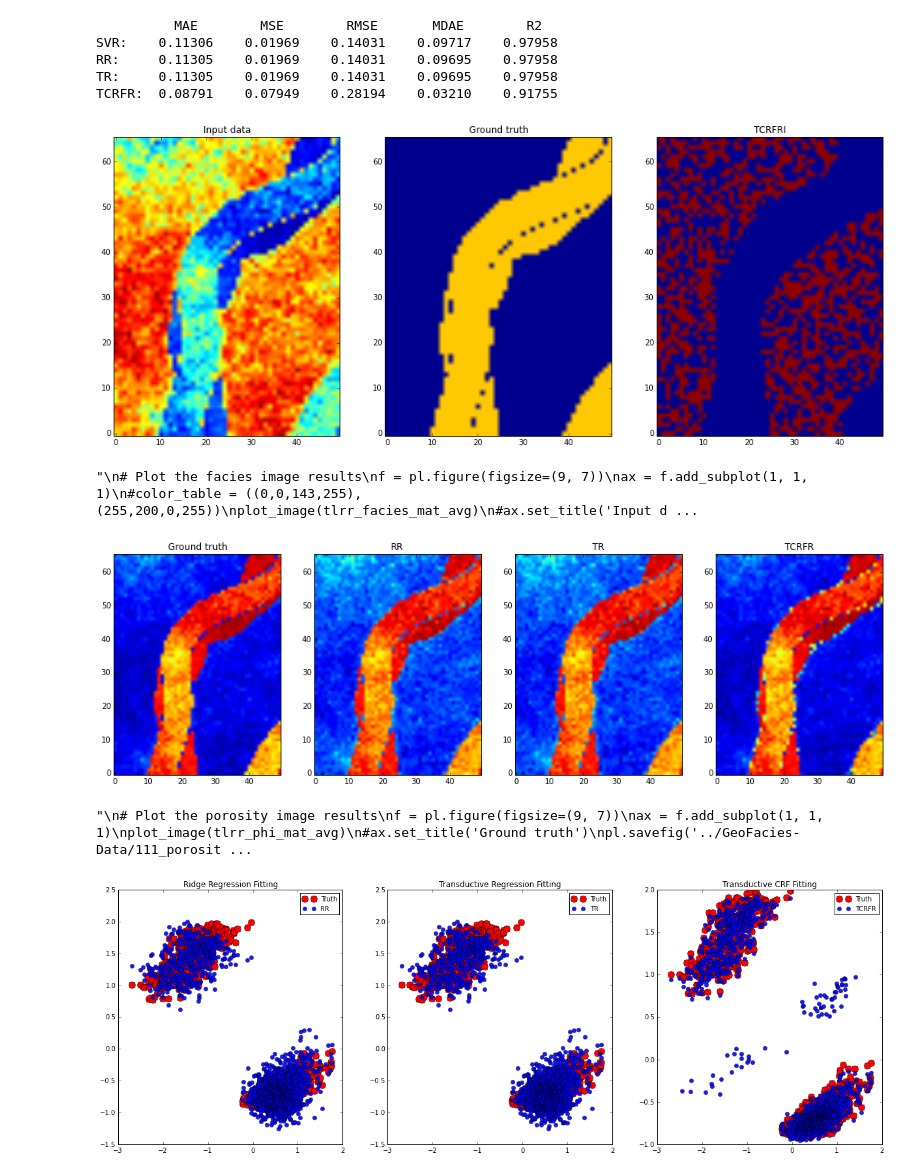
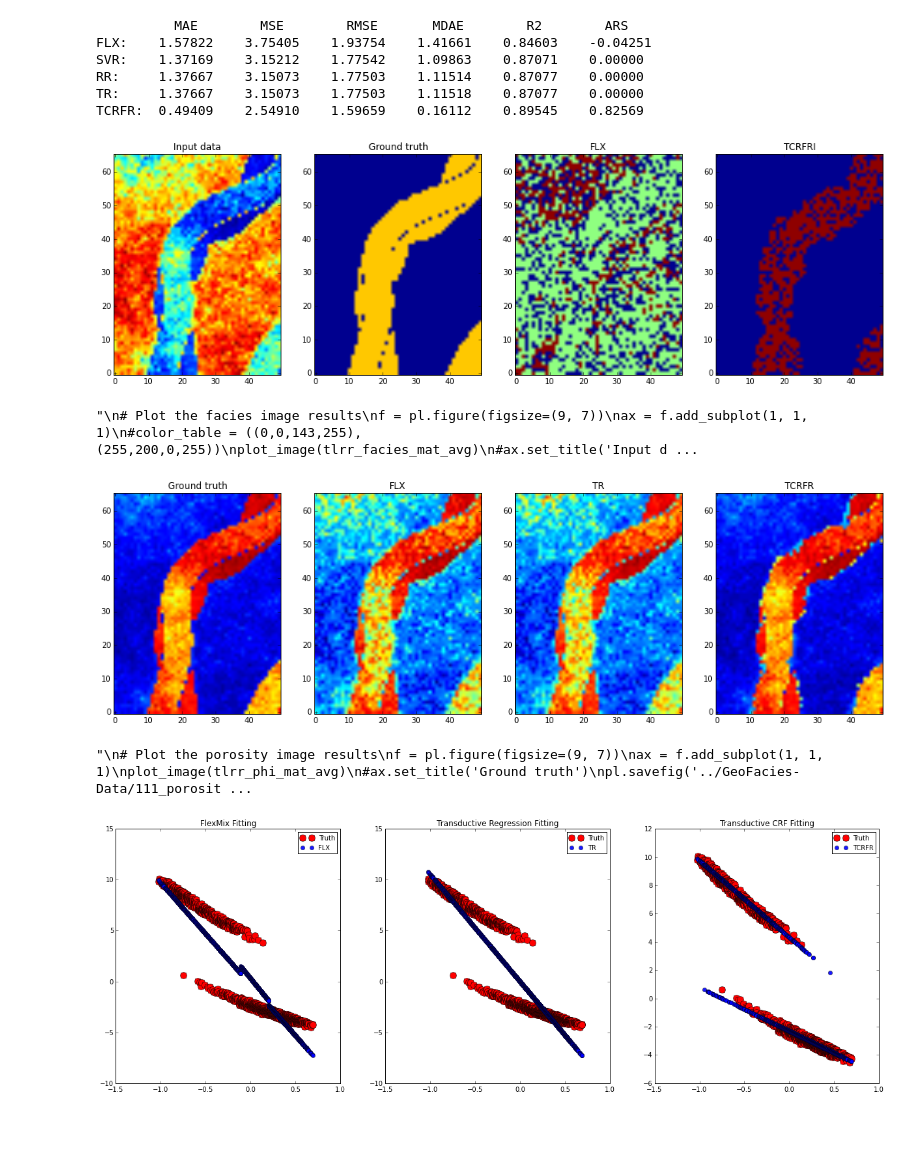
Before and after one commit to nicococo/niidbox, a Jupyter notebook: test_lrr_artificial_data.ipynb, the cells around one changed output. Saved outputs shown, nothing was run; the diff lists cells and outputs as text; code cells hidden in the pictures; blank space fills up the shorter version.

```diff
--- a/test_lrr_artificial_data.ipynb
+++ b/test_lrr_artificial_data.ipynb
@@ -146,7 +146,7 @@ phi_mat = phi_mat[:sizeX,:sizeY]
 # %%
 # Create network
 G = nx.Graph()
-R = 6  # radius distance to neighbors
+R = 3  # radius distance to neighbors
 
 
 # Add the node values and edges in radius R
@@ -293,41 +310,48 @@ Iter=1 objective=21.80 rel=0.4260 lats=2
 # %%
 # Get averages
 err_avg = np.mean(errs,axis=0)
+flx_facies_mat_avg = np.mean(flx_facies_mat,axis=0)
 tcrfri_facies_mat_avg = np.mean(tcrfri_facies_mat,axis=0)
+flx_phi_mat_avg = np.mean(flx_phi_mat,axis=0)
 svr_phi_mat_avg = np.mean(svr_phi_mat,axis=0)
 rr_phi_mat_avg = np.mean(rr_phi_mat,axis=0)
 tr_phi_mat_avg = np.mean(tr_phi_mat,axis=0)
 tcrfri_phi_mat_avg = np.mean(tcrfri_phi_mat,axis=0)
 # %%
-print ("          MAE        MSE        RMSE       MDAE        R2")
-print ("SVR:    %0.5f    %0.5f    %0.5f    %0.5f    %0.5f" % (err_avg[0,0],err_avg[0,1],err_avg[0,2],err_avg[0,3],err_avg[0,4]))
-print ("RR:     %0.5f    %0.5f    %0.5f    %0.5f    %0.5f" % (err_avg[1,0],err_avg[1,1],err_avg[1,2],err_avg[1,3],err_avg[1,4]))
-print ("TR:     %0.5f    %0.5f    %0.5f    %0.5f    %0.5f" % (err_avg[2,0],err_avg[2,1],err_avg[2,2],err_avg[2,3],err_avg[2,4]))
-print ("TCRFR:  %0.5f    %0.5f    %0.5f    %0.5f    %0.5f" % (err_avg[3,0],err_avg[3,1],err_avg[3,2],err_avg[3,3],err_avg[3,4]))
+print ("          MAE        MSE        RMSE       MDAE        R2        ARS")
+print ("FLX:    %0.5f    %0.5f    %0.5f    %0.5f    %0.5f    %0.5f" % (err_avg[0,0],err_avg[0,1],err_avg[0,2],err_avg[0,3],err_avg[0,4],err_avg[0,5]))
+print ("SVR:    %0.5f    %0.5f    %0.5f    %0.5f    %0.5f    %0.5f" % (err_avg[1,0],err_avg[1,1],err_avg[1,2],err_avg[1,3],err_avg[1,4],err_avg[1,5]))
+print ("RR:     %0.5f    %0.5f    %0.5f    %0.5f    %0.5f    %0.5f" % (err_avg[2,0],err_avg[2,1],err_avg[2,2],err_avg[2,3],err_avg[2,4],err_avg[2,5]))
+print ("TR:     %0.5f    %0.5f    %0.5f    %0.5f    %0.5f    %0.5f" % (err_avg[3,0],err_avg[3,1],err_avg[3,2],err_avg[3,3],err_avg[3,4],err_avg[3,5]))
+print ("TCRFR:  %0.5f    %0.5f    %0.5f    %0.5f    %0.5f    %0.5f" % (err_avg[4,0],err_avg[4,1],err_avg[4,2],err_avg[4,3],err_avg[4,4],err_avg[4,5]))
 # %% [output]
-          MAE        MSE        RMSE       MDAE        R2
-SVR:    0.11306    0.01969    0.14031    0.09717    0.97958
-RR:     0.11305    0.01969    0.14031    0.09695    0.97958
-TR:     0.11305    0.01969    0.14031    0.09695    0.97958
-TCRFR:  0.08791    0.07949    0.28194    0.03210    0.91755
+          MAE        MSE        RMSE       MDAE        R2        ARS
+FLX:    1.57822    3.75405    1.93754    1.41661    0.84603    -0.04251
+SVR:    1.37169    3.15212    1.77542    1.09863    0.87071    0.00000
+RR:     1.37667    3.15073    1.77503    1.11514    0.87077    0.00000
+TR:     1.37667    3.15073    1.77503    1.11518    0.87077    0.00000
+TCRFR:  0.49409    2.54910    1.59659    0.16112    0.89545    0.82569
 # %%
 #np.savetxt("../GeoFacies-Data/112_final_performance_artificial_data.txt", err_avg)
 # %%
 # Plot the facies image results
 f = pl.figure(figsize=(18, 14))
-ax = f.add_subplot(1, 3, 1)
+ax = f.add_subplot(1, 4, 1)
 plot_image(si_mat)
 ax.set_title('Input data')
-ax = f.add_subplot(1, 3, 2)
+ax = f.add_subplot(1, 4, 2)
 color_table = ((0,0,143,255), (255,200,0,255))
 plot_image(facies_mat, colorTable=color_table)
 ax.set_title('Ground truth')
-ax = f.add_subplot(1, 3, 3)
+ax = f.add_subplot(1, 4, 3)
+plot_image(flx_facies_mat_avg)
+ax.set_title('FLX')
+ax = f.add_subplot(1, 4, 4)
 plot_image(tcrfri_facies_mat_avg)
 ax.set_title('TCRFRI')
 pl.show()
 # %% [output]
-[figure, old version]
+[figure, new version]
 # %%
 '''
 # Plot the facies image results
@@ -348,8 +372,8 @@ ax = f.add_subplot(1, 4, 1)
 plot_image(phi_mat)
 ax.set_title('Ground truth')
 ax = f.add_subplot(1, 4, 2)
-plot_image(rr_phi_mat_avg)
-ax.set_title('RR')
+plot_image(flx_phi_mat_avg)
+ax.set_title('FLX')
 ax = f.add_subplot(1, 4, 3)
 plot_image(tr_phi_mat_avg)
 ax.set_title('TR')
@@ -358,7 +382,7 @@ plot_image(tcrfri_phi_mat_avg)
 ax.set_title('TCRFR')
 pl.show()
 # %% [output]
-[figure, old version]
+[figure, new version]
 # %%
 '''
 # Plot the porosity image results
@@ -379,9 +403,9 @@ y_truth = truth[r,sinds]
 f = pl.figure(figsize=(21, 7))
 ax = f.add_subplot(1, 3, 1)
 plt.plot(X_inputs[r,sinds], y_truth, 'or', alpha=1.0, markersize=10.0)
-plt.plot(X_inputs[r,sinds], pred_rr[r,sinds], 'ob', alpha=0.9, markersize=6.0)
-plt.legend(['Truth', 'RR'], loc=1, fontsize=10)
-ax.set_title('Ridge Regression Fitting')
+plt.plot(X_inputs[r,sinds], pred_flx[r,sinds], 'ob', alpha=0.9, markersize=6.0)
+plt.legend(['Truth', 'FLX'], loc=1, fontsize=10)
+ax.set_title('FlexMix Fitting')
 ax = f.add_subplot(1, 3, 2)
 plt.plot(X_inputs[r,sinds], y_truth, 'or', alpha=1.0, markersize=10.0)
 plt.plot(X_inputs[r,sinds], pred_tr[r,sinds], 'ob', alpha=0.9, markersize=6.0)
@@ -394,4 +418,4 @@ plt.legend(['Truth', 'TCRFR'], loc=1, fontsize=10)
 ax.set_title('Transductive CRF Fitting')
 pl.show()
 # %% [output]
-[figure, old version]
+[figure, new version]
```
Also changed, not shown: parts of 3 cells of this notebook, 1 other file.
